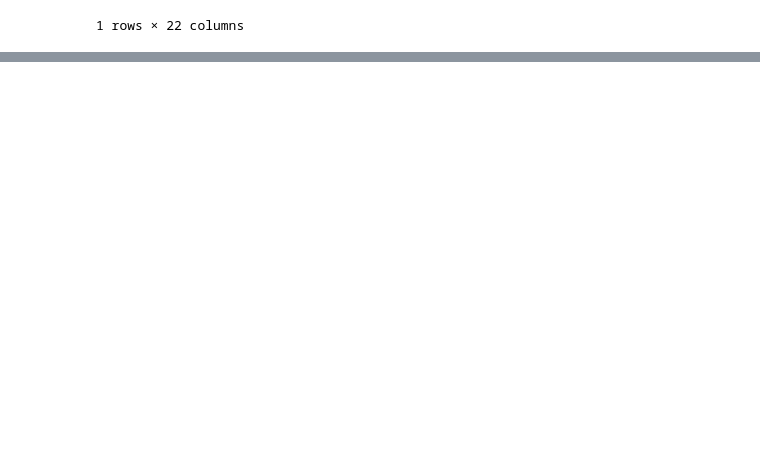
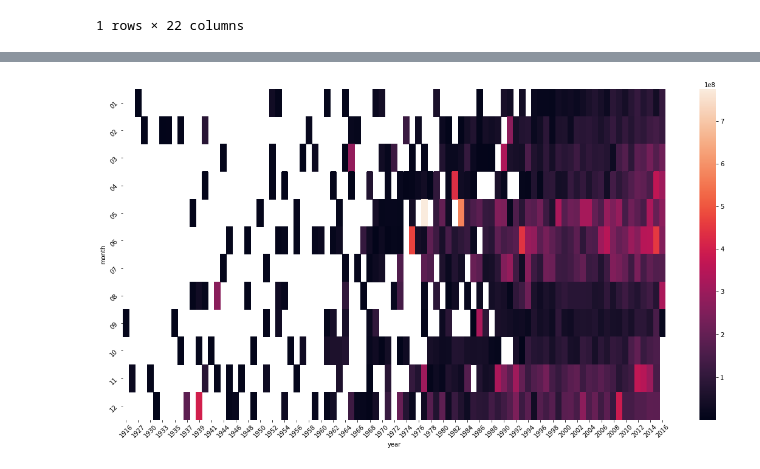
Before and after one commit to MoTo-LaBo/Python-data-science, a Jupyter notebook: seaborn/heatmap.ipynb, the cells around one changed output, grey strips where cells are left out. Cells and saved outputs as stored; diff of their text form; code cells hidden in the pictures; blank space fills up the shorter version.

```diff
--- a/seaborn/heatmap.ipynb
+++ b/seaborn/heatmap.ipynb
@@ -120,0 +217,6 @@ df.groupby(['year', 'month']).mean()
+# %%
+fig, ax = plt.subplots(figsize=(20, 10))
+ax = sns.heatmap(revenue_df, ax=ax)
+ax.tick_params(rotation=45)
+# %% [output]
+[figure, added]
```
Also changed, not shown: parts of 10 cells of this notebook.
